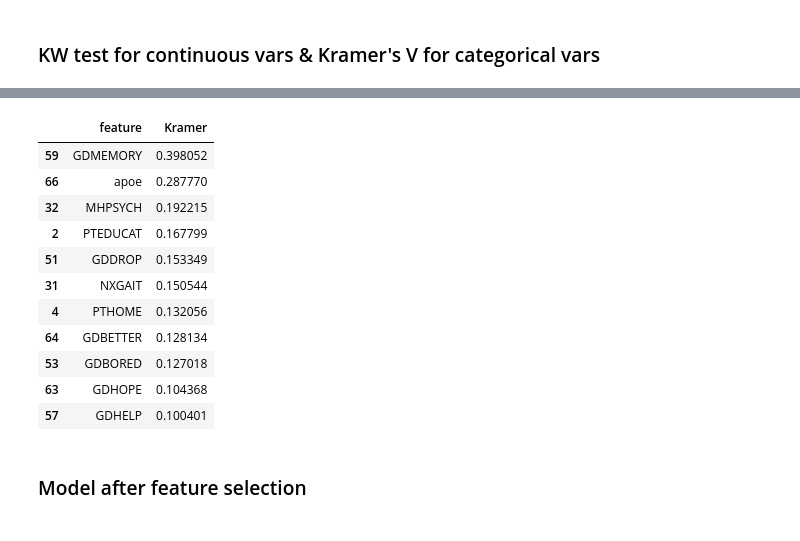
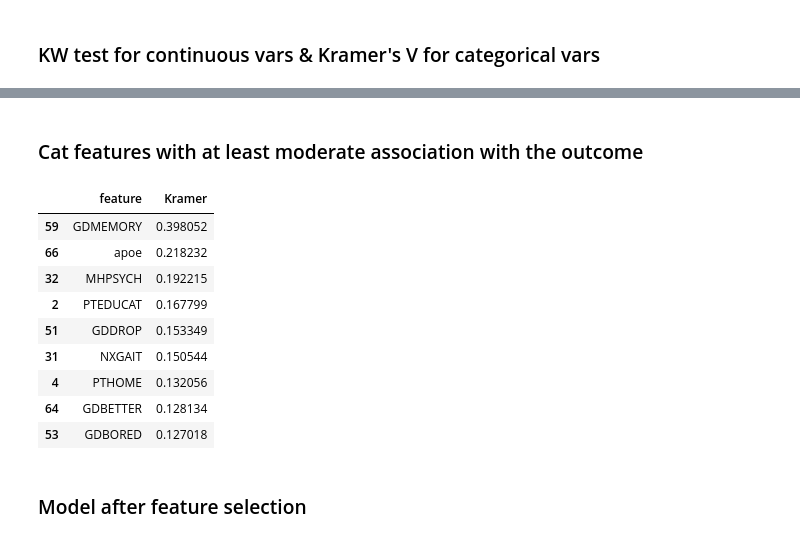
Before and after one commit to Art83/adni_mci, a Jupyter notebook: code/Experiment.2.Feature_Selection_Model.ipynb, the cells around one changed output, grey strips where cells are left out. Cells and saved outputs as stored; diff of their text form; code cells hidden in the pictures.

```diff
--- a/code/Experiment.2.Feature_Selection_Model.ipynb
+++ b/code/Experiment.2.Feature_Selection_Model.ipynb
@@ -40,23 +38,23 @@ data['apoe'] = data['apoe'].replace({1: 0, 2: 0, 3: 1, 4: 1})
 # %% [markdown]
 ### KW test for continuous vars & Kramer's V for categorical vars
 # %%
-cat_features = [col for col in data.columns if (
+cat_features = [col for col in df.columns if (
     col.startswith("NX") or
     col.startswith("PX") or
     col.startswith("PT") or
     col.startswith("MH") or
     (col.startswith("GD") and col != "GDTOTAL") or
-    col in ["mother", "father", "HMSCORE", "apoe", "apoe_2", "education_category"]
+    col in ["mother", "father", "HMSCORE", "apoe"]
 )]
 # %%
-cont_features = [col for col in data.columns if
+cont_features = [col for col in df.columns if
                  col not in cat_features and
                 col != "DIAGNOSIS"]
 # %%
 kr_stat = []
 kr_p = []
 for f in cont_features:
-    groups = [data[f][data['DIAGNOSIS'] == cat] for cat in data['DIAGNOSIS'].unique()]
+    groups = [df[f][df['DIAGNOSIS'] == cat] for cat in df['DIAGNOSIS'].unique()]
     kruskal_result = kruskal(*groups)
     kr_stat.append(kruskal_result.statistic)
     kr_p.append(kruskal_result.pvalue)
@@ -64,3 +62,32 @@ for f in cont_features:
 result_kw = pd.DataFrame({"feature": cont_features,
                          "stat": kr_stat,
                          "pvalue": kr_p})
+# %%
+alpha=0.05
+for f in cont_features:
+    groups = [df[f][df['DIAGNOSIS'] == cat] for cat in df['DIAGNOSIS'].unique()]
+
+    # Perform omnibus Kruskal-Wallis test
+    kruskal_result = kruskal(*groups)
+
+    # Store the omnibus test result
+    kr_stat.append(kruskal_result.statistic)
+    kr_p.append(kruskal_result.pvalue)
+
+    # Perform pairwise Kruskal-Wallis tests between all combinations of categories in DIAGNOSIS
+    pairwise_significant = True
+    for cat1, cat2 in itertools.combinations(df['DIAGNOSIS'].unique(), 2):
+        group1 = df[f][df['DIAGNOSIS'] == cat1]
+        group2 = df[f][df['DIAGNOSIS'] == cat2]
+
+        # Perform pairwise Kruskal-Wallis test
+        pairwise_result = kruskal(group1, group2)
+
+        # Check if p-value is below the threshold
+        if pairwise_result.pvalue >= alpha:
+            pairwise_significant = False
+            break  # If any pairwise comparison is not significant, stop checking
+
+    # Only append to results if all pairwise comparisons are significant
+    if pairwise_significant:
+        print(f"Feature {f} passed all pairwise comparisons with p < {alpha}")
@@ -95,12 +130,14 @@ for f in cat_features:
 result_kramer = pd.DataFrame({"feature": cat_features,
                          "Kramer": cr})
 result_kramer = result_kramer.sort_values(by="Kramer", ascending=False)
+# %% [markdown]
+### Cat features with at least moderate association with the outcome
 # %%
-result_kramer[result_kramer['Kramer'] > 0.1]
+result_kramer[result_kramer['Kramer'] >= 0.11]
 # %% [output]
 |  | feature | Kramer |
 | 59 | GDMEMORY | 0.398052 |
-| 66 | apoe | 0.287770 |
+| 66 | apoe | 0.218232 |
 | 32 | MHPSYCH | 0.192215 |
 | 2 | PTEDUCAT | 0.167799 |
 | 51 | GDDROP | 0.153349 |
@@ -108,6 +145,4 @@ result_kramer[result_kramer['Kramer'] > 0.1]
 | 4 | PTHOME | 0.132056 |
 | 64 | GDBETTER | 0.128134 |
 | 53 | GDBORED | 0.127018 |
-| 63 | GDHOPE | 0.104368 |
-| 57 | GDHELP | 0.100401 |
 # %%
```
Also changed, not shown: parts of 45 cells of this notebook, 43 other files.
